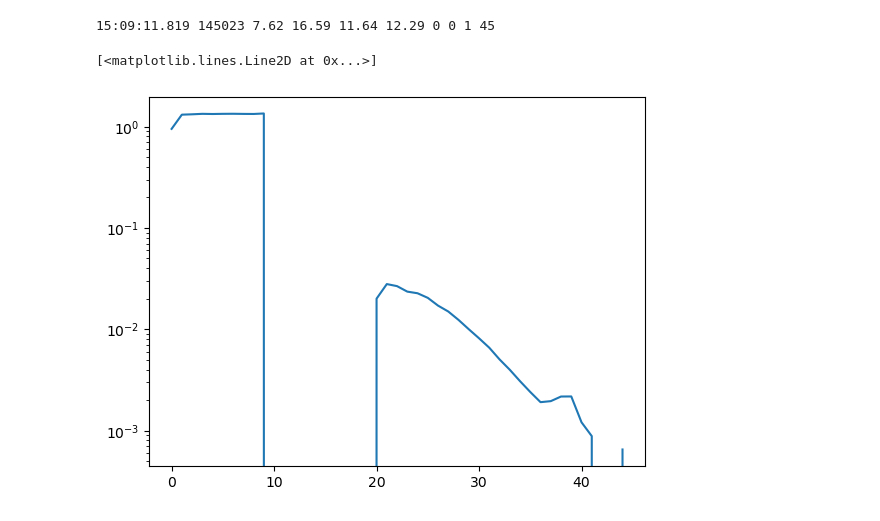
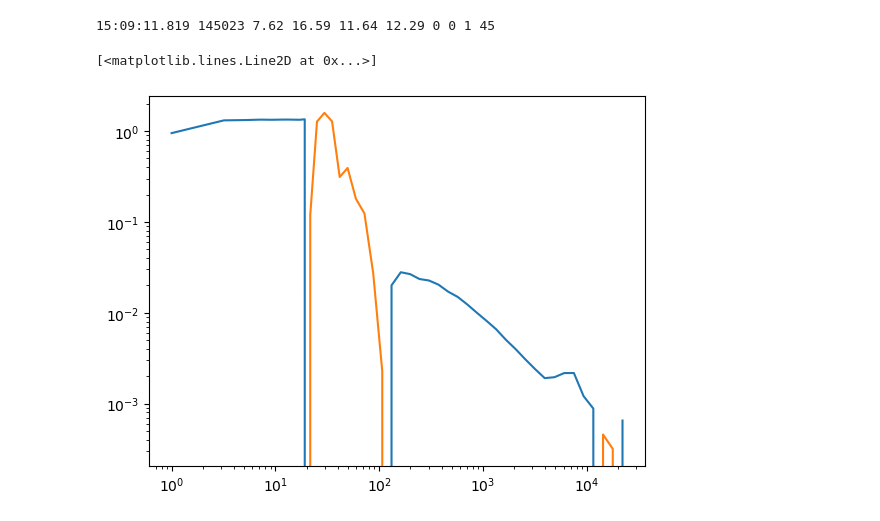
Before and after one commit to jcapriot/gpgn-319, a Jupyter notebook: labs/EM/Lab1-TDEM_collection.ipynb, the cells around one changed output. Drawn from its saved outputs; the diff is of its cells as text; code cells hidden in the pictures.

```diff
--- a/labs/EM/Lab1-TDEM_collection.ipynb
+++ b/labs/EM/Lab1-TDEM_collection.ipynb
@@ -254,7 +258,7 @@ The WalkTEM data ended up collecting ### Time channels of both high and low mome
 
 Line 2 in this file lists the centers of the time gates (in microseconds):
 # %%
-walk_data_file = Path('data')/'walktem_data.txt'
+walk_data_file = Path('data')/'lab1_walktem.txt'
 with open(walk_data_file) as f:
     data_lines = f.readlines()
 # %%
@@ -306,7 +290,8 @@ print(time, dt, current, temperature, vOn, vOff, imax, imin, moment_id, len(volt
 # %% [output]
 15:09:11.819 145023 7.62 16.59 11.64 12.29 0 0 1 45
 # %%
-plt.semilogy(-np.array(volts))
+plt.loglog(gate_centers[:45], -np.array(volts))
+plt.loglog(gate_centers[:45], np.array(volts))
 # %% [output]
 [<matplotlib.lines.Line2D at 0x...>]
-[figure, old version]
+[figure, new version]
```
Also changed, not shown: parts of 2 cells of this notebook, 2 other files.
